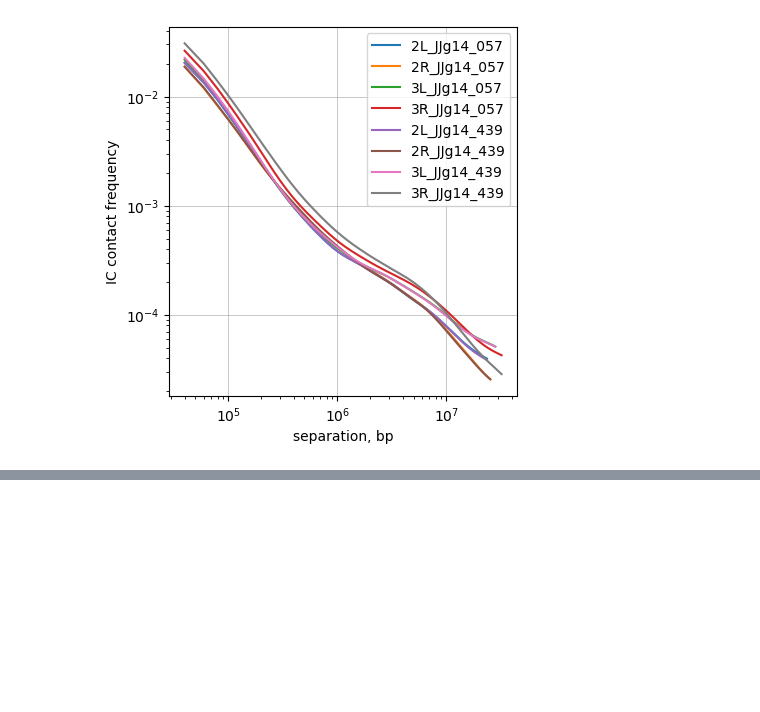
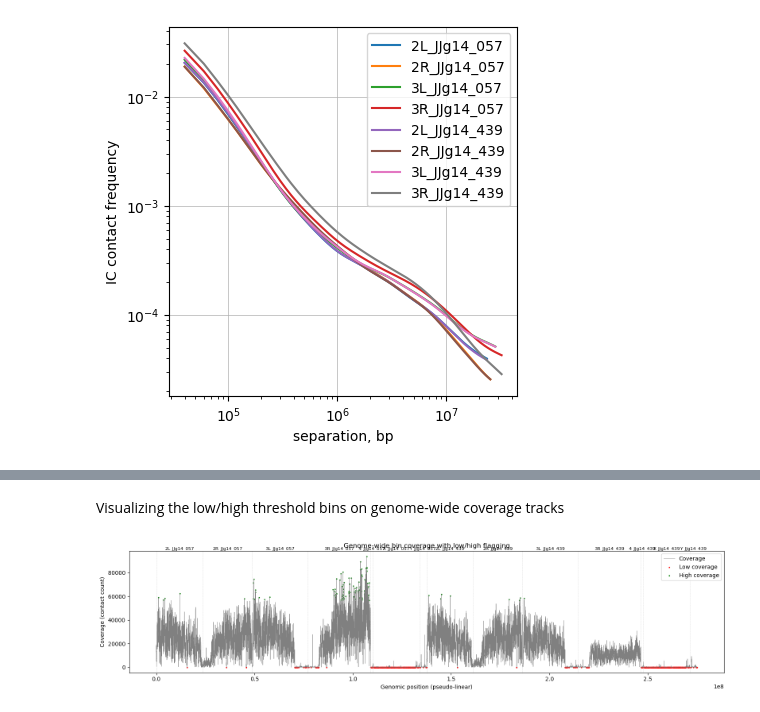
Before and after one commit to gerikson/20250625_PoreC_Jumana, a Jupyter notebook: 20250702_balancingCoolers.ipynb, the cells around one changed output, grey strips where cells are left out. Saved outputs shown, nothing was run; the diff lists cells and outputs as text; code cells hidden in the pictures; blank space fills up the shorter version.

```diff
--- a/20250702_balancingCoolers.ipynb
+++ b/20250702_balancingCoolers.ipynb
@@ -350,0 +550,45 @@ See the caveats in the documentation: https://pandas.pydata.org/pandas-docs/stab
+# %% [markdown]
+Visualizing the low/high threshold bins on genome-wide coverage tracks
+# %%
+import pandas as pd
+import matplotlib.pyplot as plt
+
+# Assume `bins` has columns: chrom, start, end, coverage, low_coverage, high_coverage
+# Sort chromosomes and calculate genome-wide bin position
+bins["bin_length"] = bins["end"] - bins["start"]
+
+# Assign cumulative genomic coordinates
+chrom_order = bins["chrom"].drop_duplicates().tolist()
+chrom_offsets = {}
+offset = 0
+for chrom in chrom_order:
+    chrom_len = bins[bins["chrom"] == chrom]["bin_length"].sum()
+    chrom_offsets[chrom] = offset
+    offset += chrom_len
+
+bins["genomic_pos"] = bins.apply(lambda row: row["start"] + chrom_offsets[row["chrom"]], axis=1)
+
+# Plot
+plt.figure(figsize=(16, 4))
+plt.plot(bins["genomic_pos"], bins["coverage"], color="gray", lw=0.5, label="Coverage")
+
+# Overlay low and high coverage
+plt.scatter(bins.loc[bins["low_coverage"], "genomic_pos"], bins.loc[bins["low_coverage"], "coverage"],
+            color="red", s=2, label="Low coverage")
+plt.scatter(bins.loc[bins["high_coverage"], "genomic_pos"], bins.loc[bins["high_coverage"], "coverage"],
+            color="green", s=2, label="High coverage")
+
+# Add chromosome boundaries
+for chrom in chrom_order:
+    plt.axvline(chrom_offsets[chrom], color="lightgray", linestyle="--", lw=0.5)
+    mid = chrom_offsets[chrom] + bins[bins["chrom"] == chrom]["bin_length"].sum() / 2
+    plt.text(mid, max(bins["coverage"]) * 1.05, chrom, ha="center", va="bottom", fontsize=8)
+
+plt.xlabel("Genomic position (pseudo-linear)")
+plt.ylabel("Coverage (contact count)")
+plt.title("Genome-wide bin coverage with low/high flagging")
+plt.legend()
+plt.tight_layout()
+plt.show()
+# %% [output]
+[figure, added]
```
Also changed, not shown: parts of 11 cells of this notebook, 2 other files.
